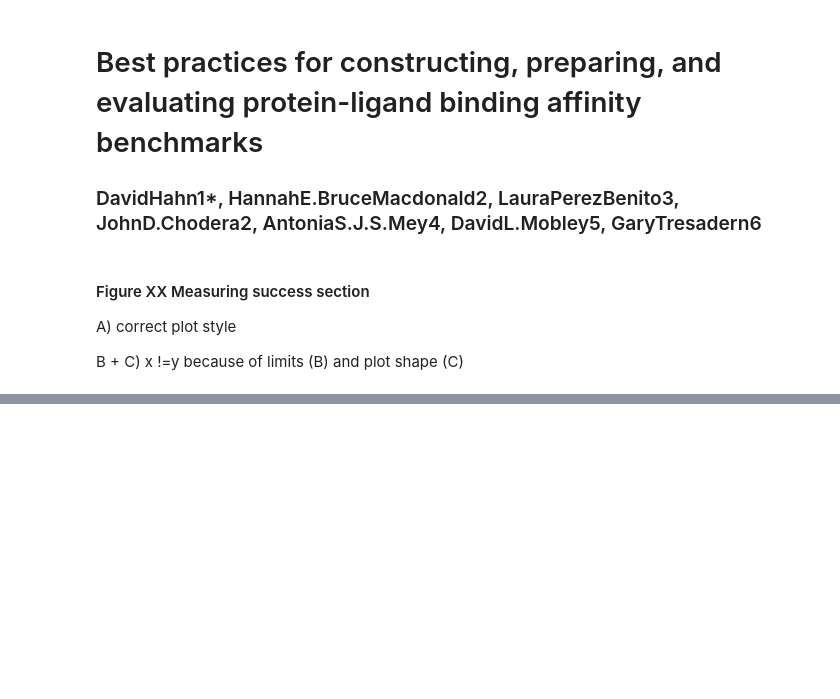
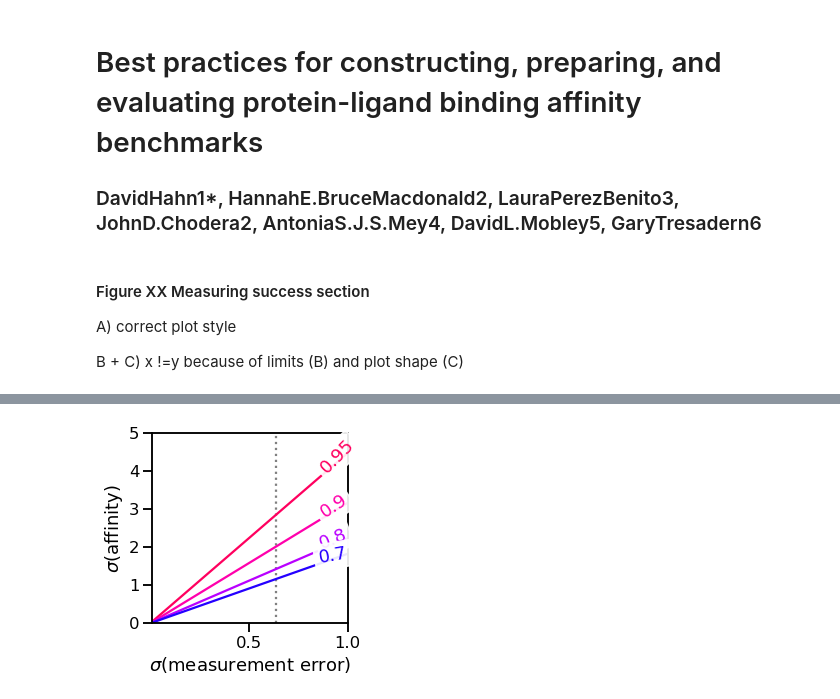
Before and after one commit to openforcefield/protein-ligand-benchmark-livecoms, a Jupyter notebook: figures/analysis/analysis-section.ipynb, the cells around one changed output, grey strips where cells are left out. Cells and saved outputs as stored; diff of their text form; code cells hidden in the pictures; blank space fills up the shorter version.

```diff
--- a/figures/analysis/analysis-section.ipynb
+++ b/figures/analysis/analysis-section.ipynb
@@ -55,0 +56,33 @@ plt.show()
+# %%
+desired_R_max = [0.7, 0.8, 0.9, 0.95]
+measurement_error = np.linspace(0.01,1.,20)
+
+from matplotlib import cm
+
+cmap = cm.get_cmap('hsv')
+
+rgba = cmap(0.5)
+
+plt.figure(figsize=(3.5,3.5))
+
+angle = np.linspace(45, 10, 4)
+
+for i, Rmax in enumerate(desired_R_max[::-1],1):
+    y = []
+    for m in measurement_error:
+        aff = m / (1-Rmax)**0.5
+        y.append(aff)
+    plt.plot(measurement_error,y,color=cmap(Rmax))
+    plt.text(measurement_error[-3]-0.05, y[-3]-0.05,f'{Rmax}',color=cmap(Rmax), rotation=angle[i-1], bbox=dict(fc='white',ec='white',alpha=0.9))
+
+plt.xlabel(r'$\sigma(\mathrm{measurement\ error})$')
+plt.ylabel(r'$\sigma(\mathrm{affinity})$')
+
+plt.vlines(0.64,0,5,linestyles='dotted',color='grey')
+plt.ylim(0,5)
+plt.xlim(measurement_error[0],measurement_error[-1])
+
+# plt.show()
+plt.savefig('R2max.pdf')
+# %% [output]
+[figure, added]
```
Also changed, not shown: parts of 1 cell of this notebook, 1 other file.
